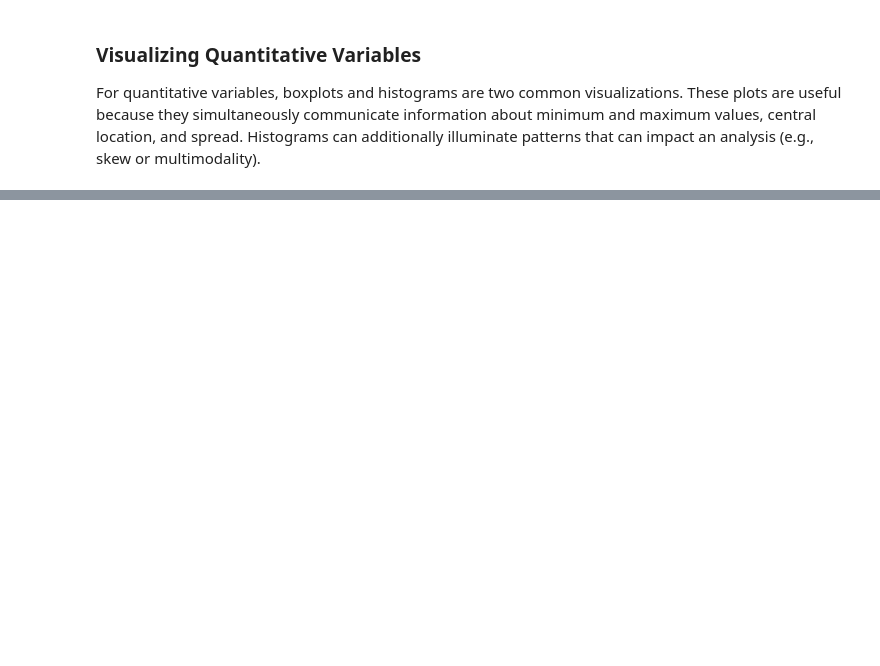
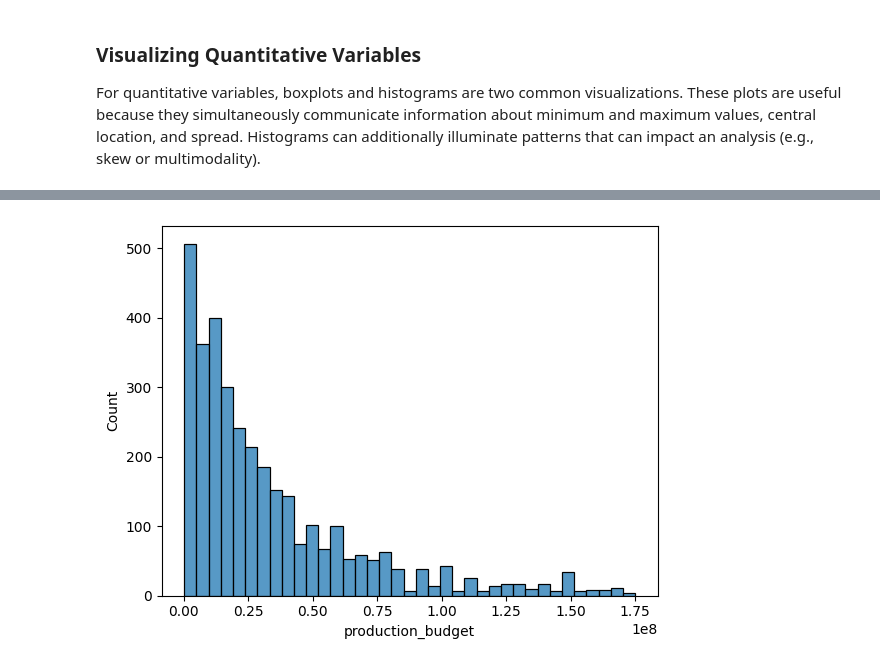
Before and after one commit to eftekin/data-science-adventures, a Jupyter notebook: Codecademy/Exploratory Data Analysis (EDA)/data_summaries.ipynb, the cells around one changed output, grey strips where cells are left out. Cells and saved outputs as stored; diff of their text form; code cells hidden in the pictures; blank space fills up the shorter version.

```diff
--- a/Codecademy/Exploratory Data Analysis (EDA)/data_summaries.ipynb
+++ b/Codecademy/Exploratory Data Analysis (EDA)/data_summaries.ipynb
@@ -67,0 +115,6 @@ For quantitative variables, boxplots and histograms are two common visualization
+# %%
+sns.histplot(x="production_budget", data=movies)
+plt.show()
+plt.close()
+# %% [output]
+[figure, added]
```
Also changed, not shown: parts of 12 cells of this notebook.
